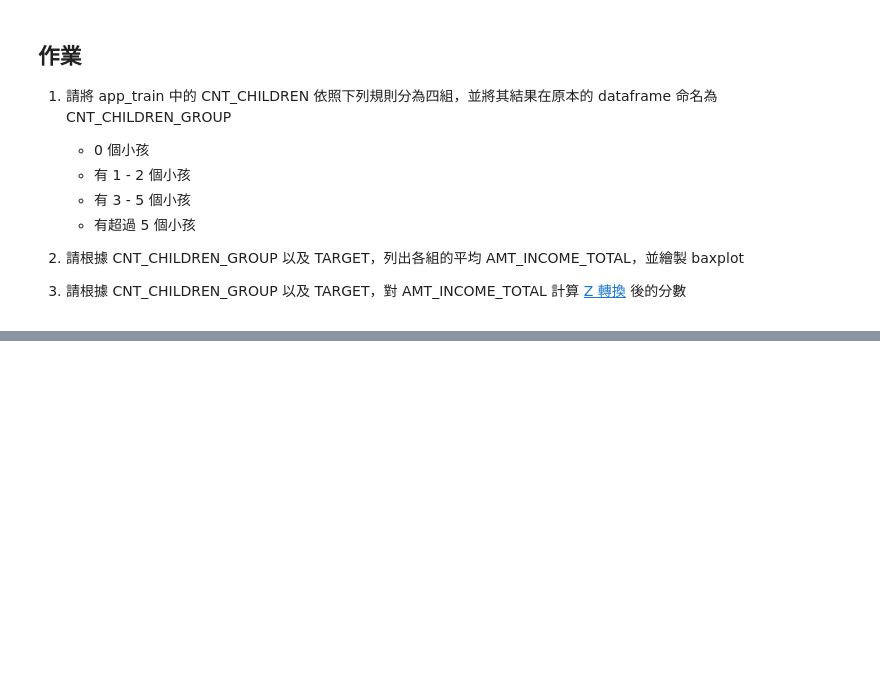
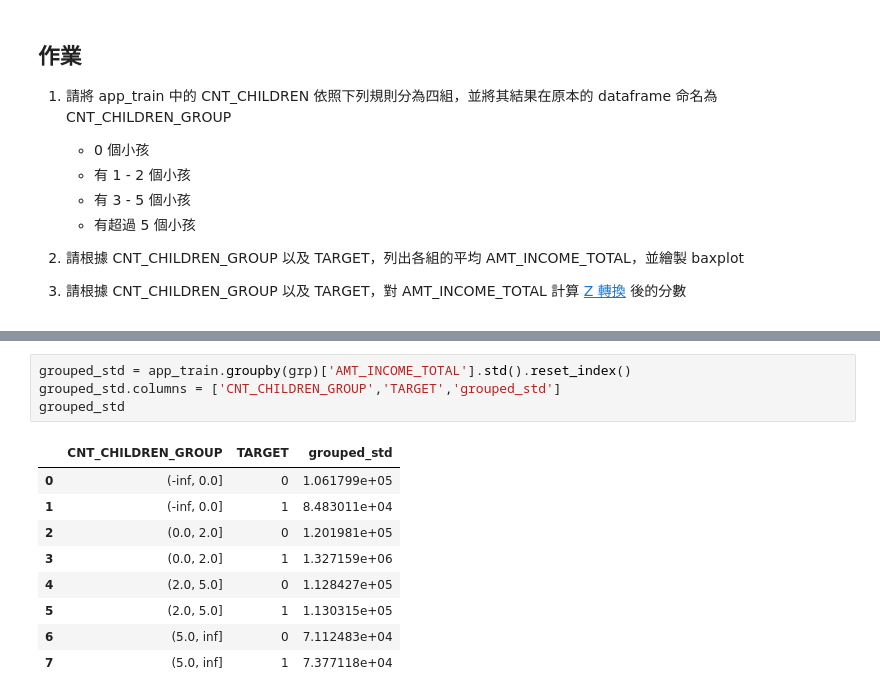
Before and after one commit to k1012ken/ML100Days, a Jupyter notebook: homework/Day_013_HW.ipynb, the cells around one changed output, grey strips where cells are left out. Saved outputs shown, nothing was run; the diff lists cells and outputs as text; blank space fills up the shorter version.

```diff
--- a/homework/Day_013_HW.ipynb
+++ b/homework/Day_013_HW.ipynb
@@ -158,0 +134,14 @@ AttributeError: 'float' object has no attribute 'mean'
+# %%
+grouped_std = app_train.groupby(grp)['AMT_INCOME_TOTAL'].std().reset_index()
+grouped_std.columns = ['CNT_CHILDREN_GROUP','TARGET','grouped_std']
+grouped_std
+# %% [output]
+|  | CNT_CHILDREN_GROUP | TARGET | grouped_std |
+| 0 | (-inf, 0.0] | 0 | 1.061799e+05 |
+| 1 | (-inf, 0.0] | 1 | 8.483011e+04 |
+| 2 | (0.0, 2.0] | 0 | 1.201981e+05 |
+| 3 | (0.0, 2.0] | 1 | 1.327159e+06 |
+| 4 | (2.0, 5.0] | 0 | 1.128427e+05 |
+| 5 | (2.0, 5.0] | 1 | 1.130315e+05 |
+| 6 | (5.0, inf] | 0 | 7.112483e+04 |
+| 7 | (5.0, inf] | 1 | 7.377118e+04 |
```
Also changed, not shown: parts of 11 cells of this notebook.
